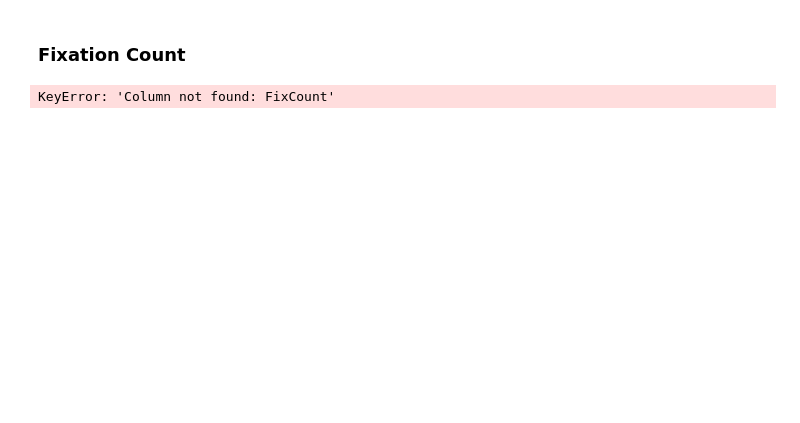
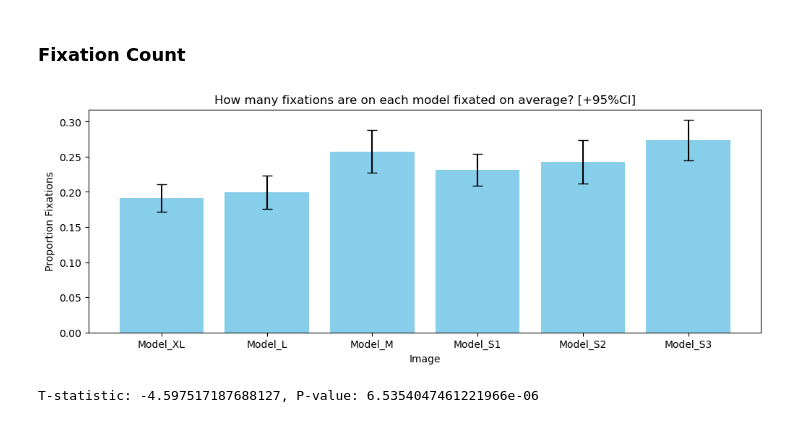
Before and after one commit to artembelopolsky/DeepEye_analyze, a Jupyter notebook: deepeye_analyze_VBLDress1_stats.ipynb, the cells around one changed output. Saved outputs shown, nothing was run; the diff lists cells and outputs as text; code cells hidden in the pictures; blank space fills up the shorter version.

```diff
--- a/deepeye_analyze_VBLDress1_stats.ipynb
+++ b/deepeye_analyze_VBLDress1_stats.ipynb
@@ -213,6 +235,7 @@ plt.show()
 # group data
 fixCount = df.groupby(['pp_id', 'AOI_stim_adj']).FixDur.count()
 fixCount_df = fixCount.reset_index()
+fixCount_df = fixCount_df.rename(columns={'FixDur': 'FixCount'})
 
 # Calculate 'FixCountProp'
 fixCount_df['FixCountProp'] = fixCount_df.groupby('pp_id')['FixCount'].transform(lambda x: x / x.sum())
@@ -223,32 +246,40 @@ stats = fixCount_df.groupby('AOI_stim_adj').agg(
     ci_95=('FixCountProp', lambda x: 1.96 * np.std(x, ddof=1) / np.sqrt(len(x)))
 )
 
 # Extracting values for plotting
 categories = stats.index.tolist()
 means = stats['mean'].tolist()
 errors = stats['ci_95'].tolist()
 
+# Custom order
+order = {'Model_XL': 0, 'Model_L': 1, 'Model_M': 2, 'Model_S1': 3, 'Model_S2': 4, 'Model_S3': 5}
+
+# Sort according to custom order
+sorted_categories = sorted(zip(categories, means, errors), key=lambda x: order[x[0]])
+categories, means, errors = zip(*sorted_categories)
+
 # Creating the bar graph with error bars
-plt.figure(figsize=(8, 4))
+plt.figure(figsize=(12, 4))
 plt.bar(categories, means, color='skyblue', yerr=errors, capsize=5)
 
 # Adding titles and labels
 plt.title('How many fixations are on each model fixated on average? [+95%CI]')
 plt.xlabel('Image')
 plt.ylabel('Proportion Fixations')
 
 # Show the plot
 plt.show()
 
 # Some stats
 modelL = fixCount_df[fixCount_df.AOI_stim_adj == 'Model_L'].FixCountProp
 modelS1 = fixCount_df[fixCount_df.AOI_stim_adj == 'Model_S1'].FixCountProp
 modelS2 = fixCount_df[fixCount_df.AOI_stim_adj == 'Model_S2'].FixCountProp
 modelS3 = fixCount_df[fixCount_df.AOI_stim_adj == 'Model_S3'].FixCountProp
 modelXL = fixCount_df[fixCount_df.AOI_stim_adj == 'Model_XL'].FixCountProp
 modelM = fixCount_df[fixCount_df.AOI_stim_adj == 'Model_M'].FixCountProp
 
 t_stat, p_value = ttest_ind(modelXL, modelS3)
 print(f"T-statistic: {t_stat}, P-value: {p_value}")
 # %% [output]
+[figure, added]
-KeyError: 'Column not found: FixCount'
+T-statistic: -4.597517187688127, P-value: 6.5354047461221966e-06
```
Also changed, not shown: parts of 6 cells of this notebook.
